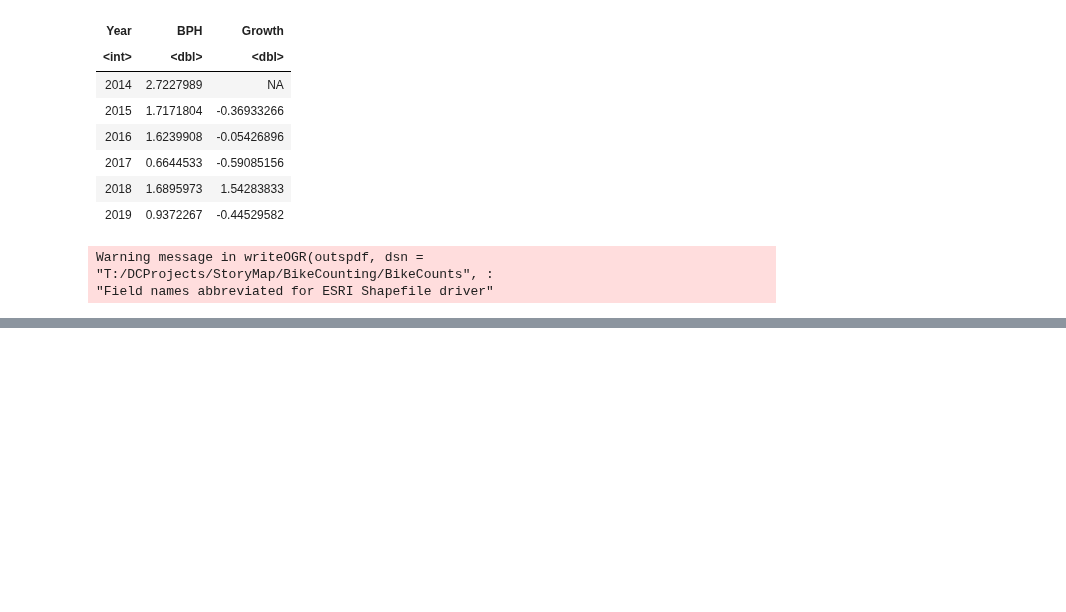
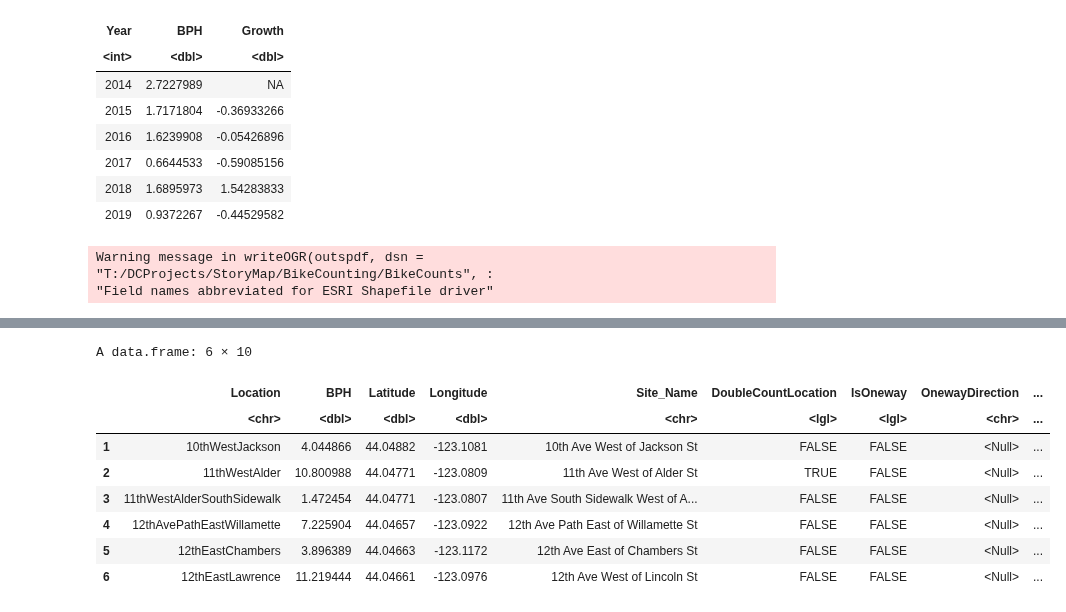
Before and after one commit to dongmeic/BikeCounting, a Jupyter notebook: BikeCounts/Explore_Bike_Counts.ipynb, the cells around one changed output, grey strips where cells are left out. Cells and saved outputs as stored; diff of their text form; code cells hidden in the pictures; blank space fills up the shorter version.

```diff
--- a/BikeCounts/Explore_Bike_Counts.ipynb
+++ b/BikeCounts/Explore_Bike_Counts.ipynb
@@ -349,0 +371,20 @@ Warning message in writeOGR(outspdf, dsn = "T:/DCProjects/StoryMap/BikeCounting/
+# %%
+aggdata <- aggregate(x=list(BPH = bph$BPH), by=list(Location = bph$Location), FUN=mean)
+# %%
+aggdata <- merge(aggdata, unique(bph[locvars]), by = 'Location')
+# %%
+aggyear <- aggregate(x=list(Years = bph$Year), by=list(Location = bph$Location), FUN=function(x) length(x))
+# %%
+aggdata <- merge(aggdata, aggyear, by = 'Location')
+# %%
+head(aggdata)
+# %% [output]
+A data.frame: 6 × 10
+|  | Location | BPH | Latitude | Longitude | Site_Name | DoubleCountLocation | IsOneway | OnewayDirection | ... |
+|  | <chr> | <dbl> | <dbl> | <dbl> | <chr> | <lgl> | <lgl> | <chr> | ... |
+| 1 | 10thWestJackson | 4.044866 | 44.04882 | -123.1081 | 10th Ave West of Jackson St | FALSE | FALSE | <Null> | ... |
+| 2 | 11thWestAlder | 10.800988 | 44.04771 | -123.0809 | 11th Ave West of Alder St | TRUE | FALSE | <Null> | ... |
+| 3 | 11thWestAlderSouthSidewalk | 1.472454 | 44.04771 | -123.0807 | 11th Ave South Sidewalk West of A... | FALSE | FALSE | <Null> | ... |
+| 4 | 12thAvePathEastWillamette | 7.225904 | 44.04657 | -123.0922 | 12th Ave Path East of Willamette St | FALSE | FALSE | <Null> | ... |
+| 5 | 12thEastChambers | 3.896389 | 44.04663 | -123.1172 | 12th Ave East of Chambers St | FALSE | FALSE | <Null> | ... |
+| 6 | 12thEastLawrence | 11.219444 | 44.04661 | -123.0976 | 12th Ave West of Lincoln St | FALSE | FALSE | <Null> | ... |
```
Also changed, not shown: parts of 8 cells of this notebook, 2 other files.
